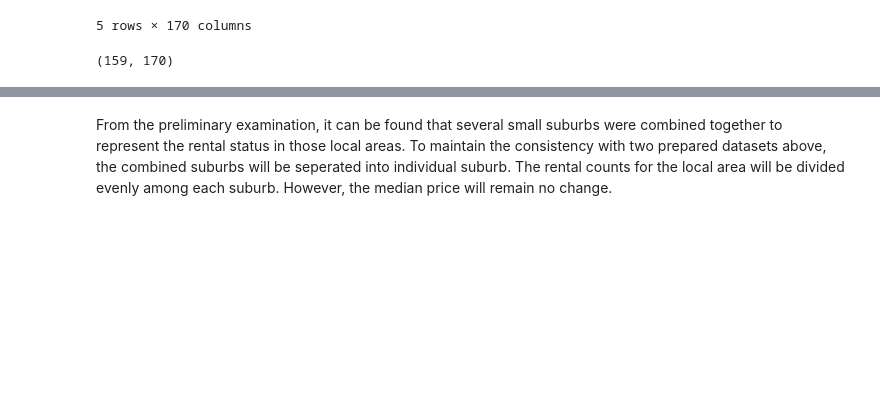
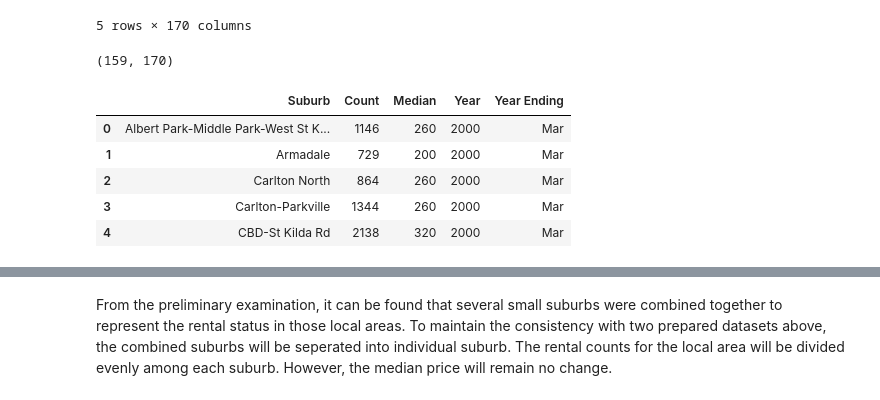
Before and after one commit to xpgon1/Battel_of_the_Neighborhoods, a Jupyter notebook: Data_Preprocessing.ipynb, the cells around one changed output, grey strips where cells are left out. Drawn from its saved outputs; the diff is of its cells as text; code cells hidden in the pictures; blank space fills up the shorter version.

```diff
--- a/Data_Preprocessing.ipynb
+++ b/Data_Preprocessing.ipynb
@@ -543,5 +543,58 @@ victoria_rental_raw.head()
 victoria_rental_raw.shape
 # %% [output]
 (159, 170)
+# %%
+# re-organize the dataset and rename the columns
+
+# melt the mutil indexing table
+temp_data = pd.melt(victoria_rental_raw.iloc[:,1:])
+
+# create an empty list for storing temp data
+result_data= np.array([])
+
+# extract the suburb names
+names = np.array(temp_data.iloc[:159,2])
+
+# extract the Count and Median data for each suburb per year ending
+for i in range(1, temp_data.shape[0]//159,2):
+    count_data = np.c_[names, np.array(temp_data.iloc[159*i:159*(i+1),:])]
+    new_data = np.c_[count_data, np.array(temp_data.iloc[159*(i+1):159*(i+2),:])]
+    if i == 1:
+        result_data = new_data
+    else:
+        result_data = np.vstack((result_data,new_data))
+
+# use the result above to form a new dataframe
+new_df = pd.DataFrame(result_data,columns=['Suburb','Year_c','Count_name','Count','Year_m','Median_name','Median'])
+
+
+# drop the duplicated year column
+new_df = new_df.drop(columns='Year_m',axis=1)
+
+# seperate year and month
+month_data=[]
+year_data = []
+for i in range(new_df.shape[0]):
+    month, year = new_df['Year_c'][i].split(' ')
+    month_data.append(month)
+    year_data.append(year)
+
+# add them into new dataframe
+new_df['Year'] = year_data
+new_df['Year Ending'] = month_data
+
+# drop duplicated columns again
+new_df = new_df.drop(['Year_c','Count_name','Median_name'], axis=1)
+
+# given the dataframe a meaningful variable name
+victoria_rental_data = new_df
+victoria_rental_data.head()
+# %% [output]
+|  | Suburb | Count | Median | Year | Year Ending |
+| 0 | Albert Park-Middle Park-West St K... | 1146 | 260 | 2000 | Mar |
+| 1 | Armadale | 729 | 200 | 2000 | Mar |
+| 2 | Carlton North | 864 | 260 | 2000 | Mar |
+| 3 | Carlton-Parkville | 1344 | 260 | 2000 | Mar |
+| 4 | CBD-St Kilda Rd | 2138 | 320 | 2000 | Mar |
 # %%
 # re-organize the dataset and clarify the column names
```
Also changed, not shown: parts of 8 cells of this notebook.
